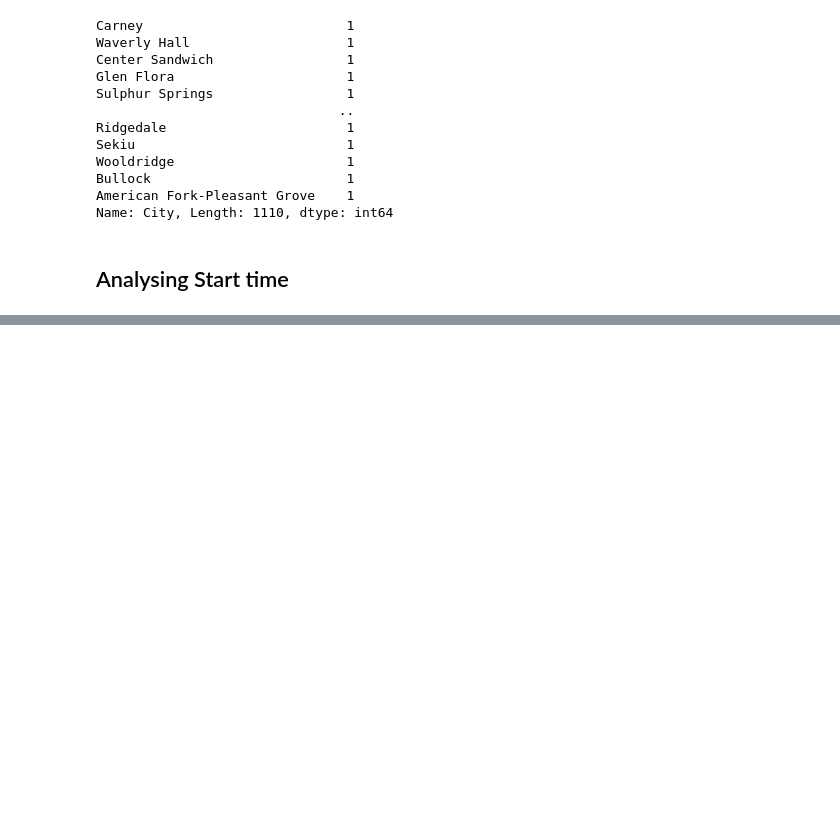
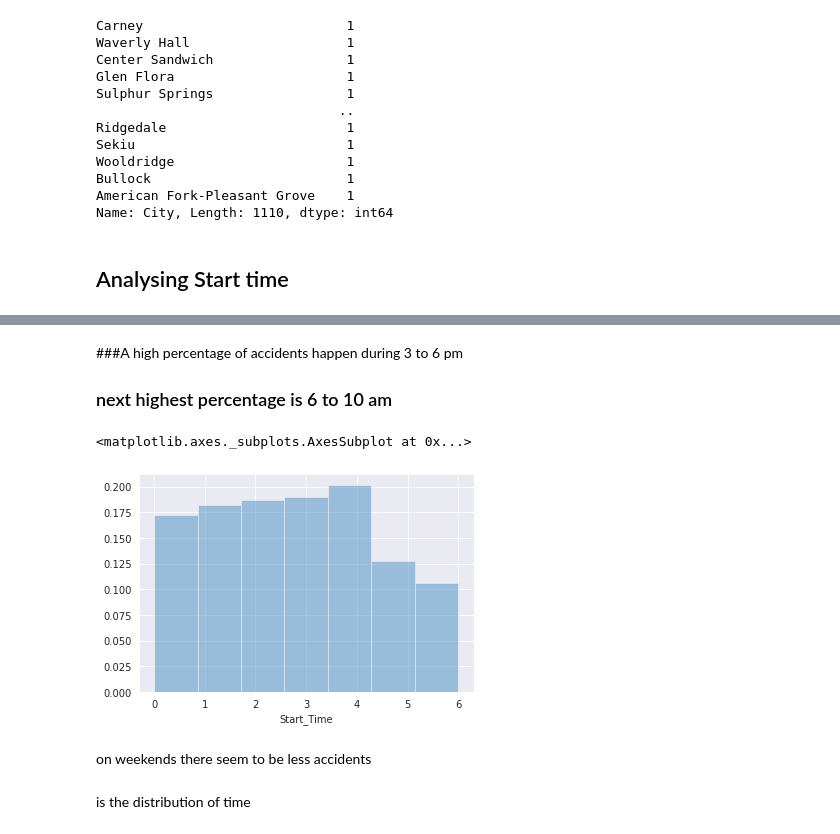
Before and after one commit to nehamawa/usaccidents, a Jupyter notebook: usaccidentseda.ipynb, the cells around one changed output, grey strips where cells are left out. Saved outputs shown, nothing was run; the diff lists cells and outputs as text; code cells hidden in the pictures; blank space fills up the shorter version.

```diff
--- a/usaccidentseda.ipynb
+++ b/usaccidentseda.ipynb
@@ -431,0 +497,12 @@ Name: City, Length: 1110, dtype: int64
+# %% [markdown]
+###A high percentage of accidents happen during 3 to 6 pm
+### next highest percentage is 6 to 10 am
+# %%
+sns.distplot(df.Start_Time.dt.dayofweek, bins=7, kde=False, norm_hist=True)
+# %% [output]
+<matplotlib.axes._subplots.AxesSubplot at 0x...>
+[figure, added]
+# %% [markdown]
+on weekends there seem to be less accidents
+# %% [markdown]
+is the distribution of time
```
Also changed, not shown: parts of 41 cells of this notebook.
